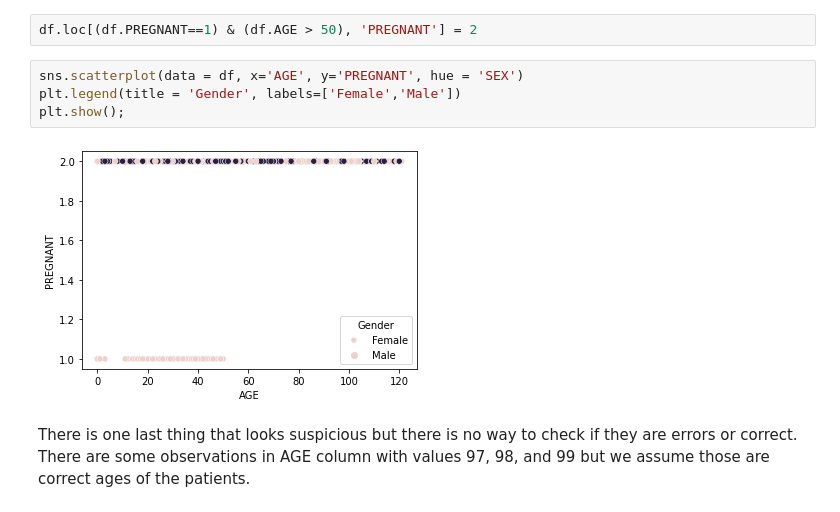
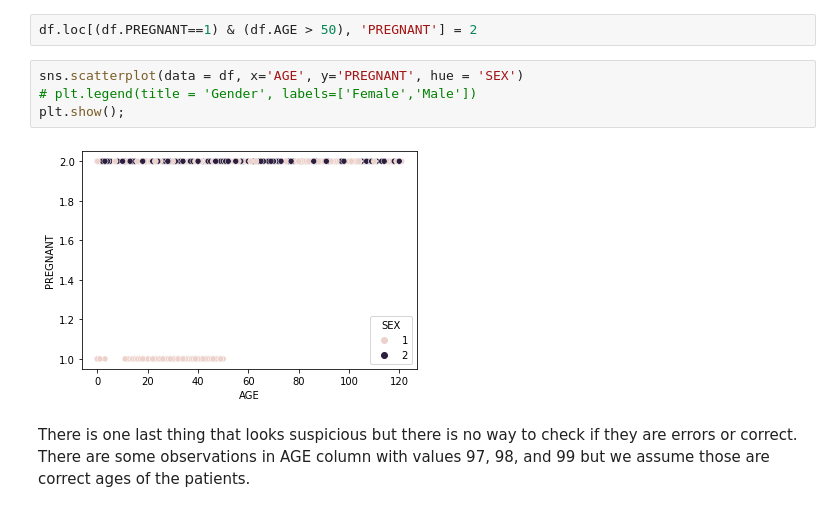
Before and after one commit to azadehansari/CapstoneProject2-COVID_Analysis, a Jupyter notebook: notebooks/01. Data_Wrandling.ipynb, the cells around one changed output. Drawn from its saved outputs; the diff is of its cells as text.

```diff
--- a/notebooks/01. Data_Wrandling.ipynb
+++ b/notebooks/01. Data_Wrandling.ipynb
@@ -263,10 +263,10 @@ This still shows that there are some women with positive pregnancy above the age
 df.loc[(df.PREGNANT==1) & (df.AGE > 50), 'PREGNANT'] = 2
 # %%
 sns.scatterplot(data = df, x='AGE', y='PREGNANT', hue = 'SEX')
-plt.legend(title = 'Gender', labels=['Female','Male'])
+# plt.legend(title = 'Gender', labels=['Female','Male'])
 plt.show();
 # %% [output]
-[figure, old version]
+[figure, new version]
 # %% [markdown]
 There is one last thing that looks suspicious but there is no way to check if they are errors or correct. There are some observations in AGE column with values 97, 98, and 99 but we assume those are correct ages of the patients.
 # %%
```
Also changed, not shown: parts of 1 cell of this notebook, 2 other files.
